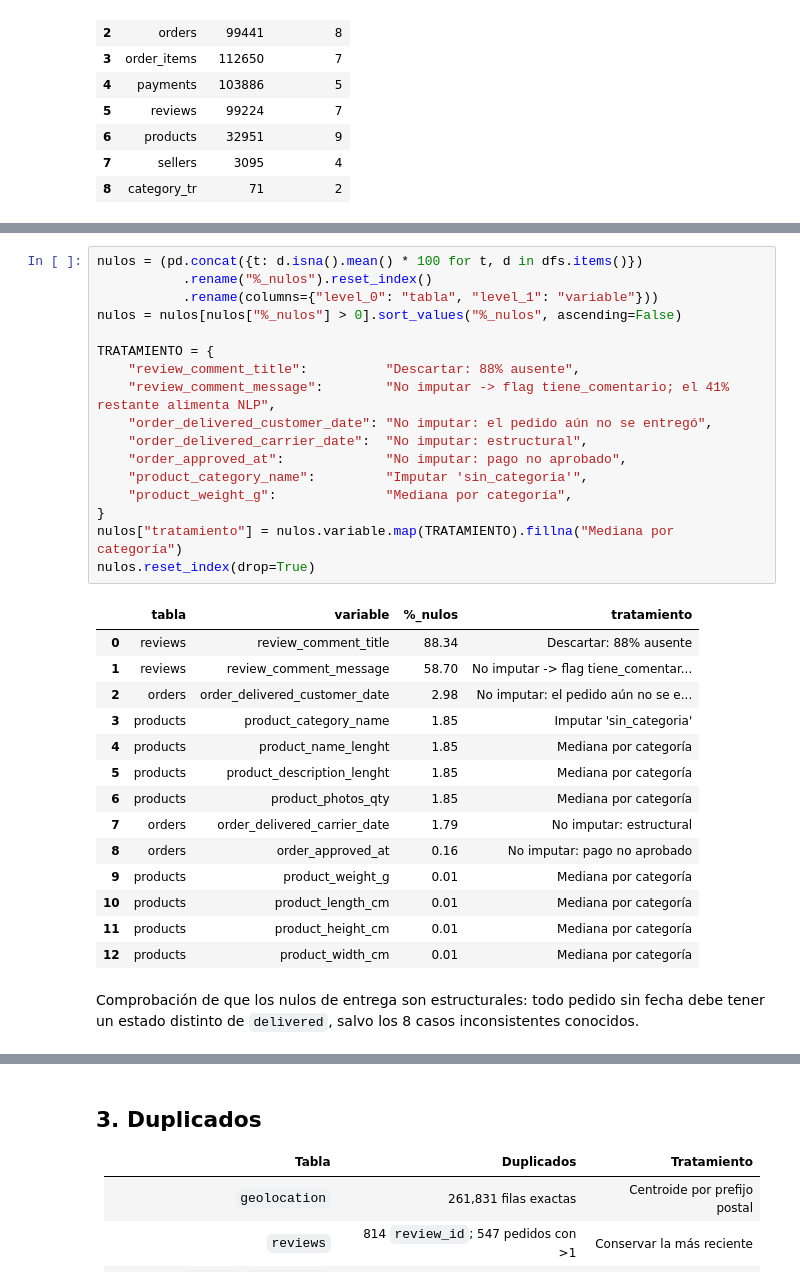
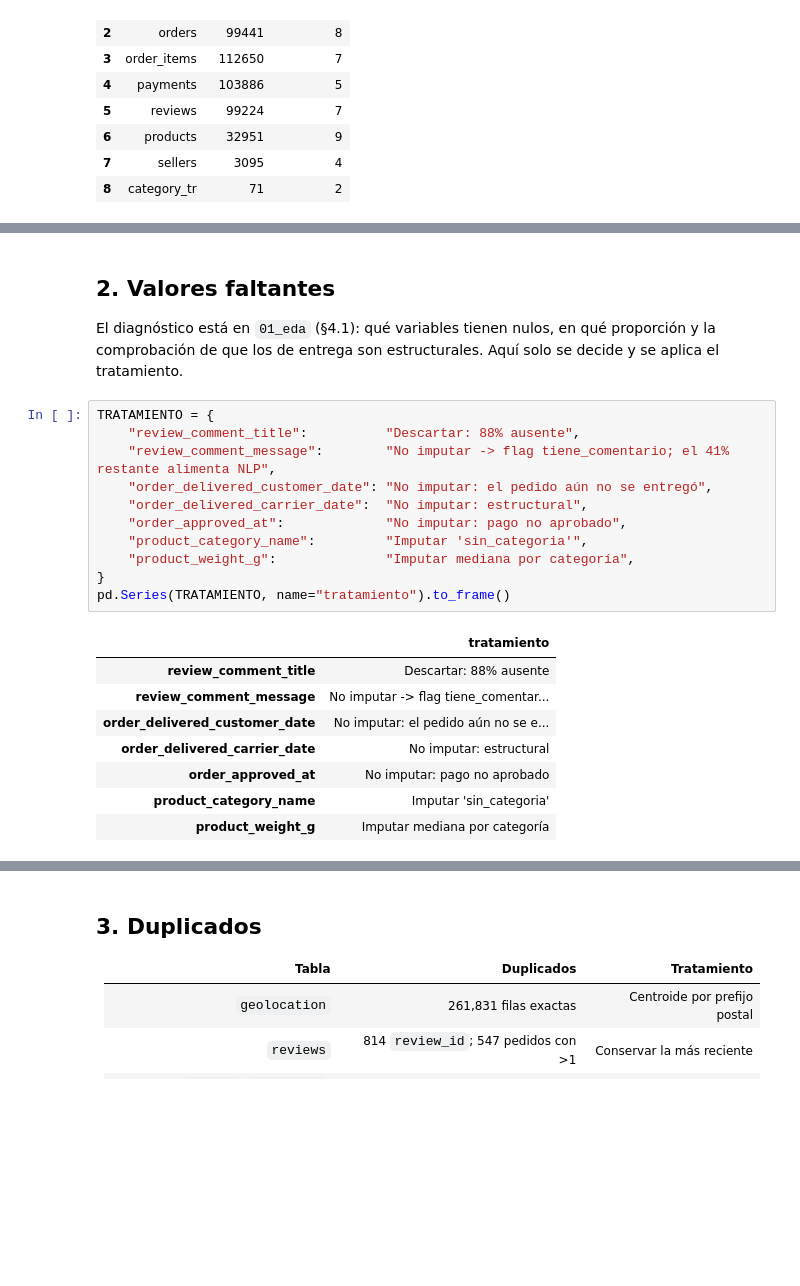
Before and after one commit to DreamboyFISI/Olist-ecommerce-analytics, a Jupyter notebook: notebooks/02_preparation/02_preparacion_datos.ipynb, the cells around one changed output, grey strips where cells are left out. Drawn from its saved outputs; the diff is of its cells as text; blank space fills up the shorter version.

```diff
--- a/notebooks/02_preparation/02_preparacion_datos.ipynb
+++ b/notebooks/02_preparation/02_preparacion_datos.ipynb
@@ -53,36 +48,26 @@ imputar sería inventar información.
+# %% [markdown]
+## 2. Valores faltantes
+
+El diagnóstico está en `01_eda` (§4.1): qué variables tienen nulos, en qué
+proporción y la comprobación de que los de entrega son estructurales. Aquí solo
+se decide y se aplica el tratamiento.
 # %%
-nulos = (pd.concat({t: d.isna().mean() * 100 for t, d in dfs.items()})
-           .rename("%_nulos").reset_index()
-           .rename(columns={"level_0": "tabla", "level_1": "variable"}))
-nulos = nulos[nulos["%_nulos"] > 0].sort_values("%_nulos", ascending=False)
-
 TRATAMIENTO = {
     "review_comment_title":          "Descartar: 88% ausente",
     "review_comment_message":        "No imputar -> flag tiene_comentario; el 41% restante alimenta NLP",
     "order_delivered_customer_date": "No imputar: el pedido aún no se entregó",
     "order_delivered_carrier_date":  "No imputar: estructural",
     "order_approved_at":             "No imputar: pago no aprobado",
     "product_category_name":         "Imputar 'sin_categoria'",
-    "product_weight_g":              "Mediana por categoría",
+    "product_weight_g":              "Imputar mediana por categoría",
 }
-nulos["tratamiento"] = nulos.variable.map(TRATAMIENTO).fillna("Mediana por categoría")
-nulos.reset_index(drop=True)
+pd.Series(TRATAMIENTO, name="tratamiento").to_frame()
 # %% [output]
-|  | tabla | variable | %_nulos | tratamiento |
-| 0 | reviews | review_comment_title | 88.34 | Descartar: 88% ausente |
-| 1 | reviews | review_comment_message | 58.70 | No imputar -> flag tiene_comentar... |
-| 2 | orders | order_delivered_customer_date | 2.98 | No imputar: el pedido aún no se e... |
-| 3 | products | product_category_name | 1.85 | Imputar 'sin_categoria' |
-| 4 | products | product_name_lenght | 1.85 | Mediana por categoría |
-| 5 | products | product_description_lenght | 1.85 | Mediana por categoría |
-| 6 | products | product_photos_qty | 1.85 | Mediana por categoría |
-| 7 | orders | order_delivered_carrier_date | 1.79 | No imputar: estructural |
-| 8 | orders | order_approved_at | 0.16 | No imputar: pago no aprobado |
-| 9 | products | product_weight_g | 0.01 | Mediana por categoría |
-| 10 | products | product_length_cm | 0.01 | Mediana por categoría |
-| 11 | products | product_height_cm | 0.01 | Mediana por categoría |
-| 12 | products | product_width_cm | 0.01 | Mediana por categoría |
+|  | tratamiento |
+| review_comment_title | Descartar: 88% ausente |
+| review_comment_message | No imputar -> flag tiene_comentar... |
+| order_delivered_customer_date | No imputar: el pedido aún no se e... |
+| order_delivered_carrier_date | No imputar: estructural |
+| order_approved_at | No imputar: pago no aprobado |
+| product_category_name | Imputar 'sin_categoria' |
+| product_weight_g | Imputar mediana por categoría |
-# %% [markdown]
-Comprobación de que los nulos de entrega son estructurales: todo pedido sin
-fecha debe tener un estado distinto de `delivered`, salvo los 8 casos
-inconsistentes conocidos.
```
Also changed, not shown: parts of 8 cells of this notebook.
